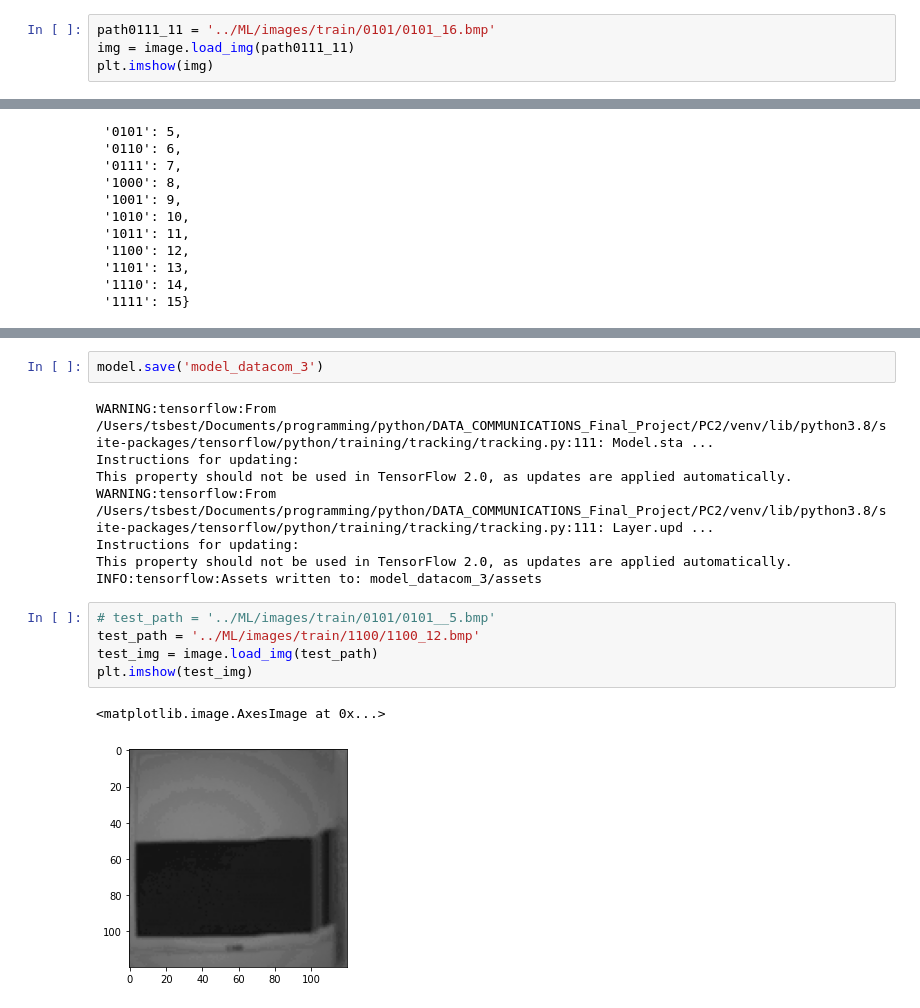
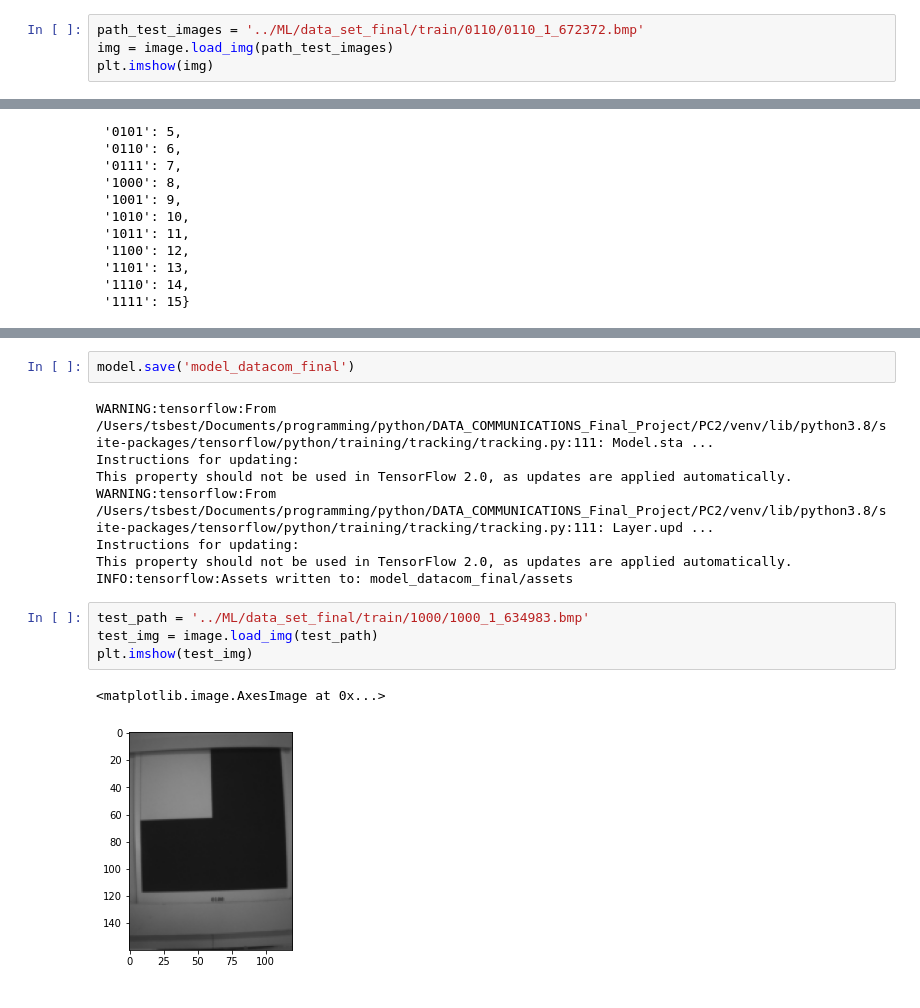
Before and after one commit to eXitHere/DATA_COMMUNICATIONS_Final_Project, a Jupyter notebook: PC2/create_model.ipynb, the cells around one changed output, grey strips where cells are left out. Cells and saved outputs as stored; diff of their text form.

Commit message:
🦠 edit model

```diff
--- a/PC2/create_model.ipynb
+++ b/PC2/create_model.ipynb
@@ -16,7 +19,7 @@ numpy version : 1.18.5
 tensorflow version : 2.3.1
 # %%
-path0111_11 = '../ML/images/train/0101/0101_16.bmp'
-img = image.load_img(path0111_11)
+path_test_images = '../ML/data_set_final/train/0110/0110_1_672372.bmp'
+img = image.load_img(path_test_images)
 plt.imshow(img)
 # %% [output]
 <matplotlib.image.AxesImage at 0x...>
@@ -100,5 +142,5 @@ Epoch 18/18
 # %%
-model.save('model_datacom_3')
+model.save('model_datacom_final')
 # %% [output]
 WARNING:tensorflow:From /Users/tsbest/Documents/programming/python/DATA_COMMUNICATIONS_Final_Project/PC2/venv/lib/python3.8/site-packages/tensorflow/python/training/tracking/tracking.py:111: Model.sta ...
 Instructions for updating:
@@ -106,15 +148,14 @@ This property should not be used in TensorFlow 2.0, as updates are applied autom
 WARNING:tensorflow:From /Users/tsbest/Documents/programming/python/DATA_COMMUNICATIONS_Final_Project/PC2/venv/lib/python3.8/site-packages/tensorflow/python/training/tracking/tracking.py:111: Layer.upd ...
 Instructions for updating:
 This property should not be used in TensorFlow 2.0, as updates are applied automatically.
-INFO:tensorflow:Assets written to: model_datacom_3/assets
+INFO:tensorflow:Assets written to: model_datacom_final/assets
 # %%
-# test_path = '../ML/images/train/0101/0101__5.bmp'
-test_path = '../ML/images/train/1100/1100_12.bmp'
+test_path = '../ML/data_set_final/train/1000/1000_1_634983.bmp'
 test_img = image.load_img(test_path)
 plt.imshow(test_img)
 # %% [output]
 <matplotlib.image.AxesImage at 0x...>
-[figure, old version]
+[figure, new version]
 # %%
 array_test_img = image.img_to_array(test_img)
 array_test_img = np.expand_dims(array_test_img,axis=0)
```
Also changed, not shown: parts of 13 cells of this notebook.
